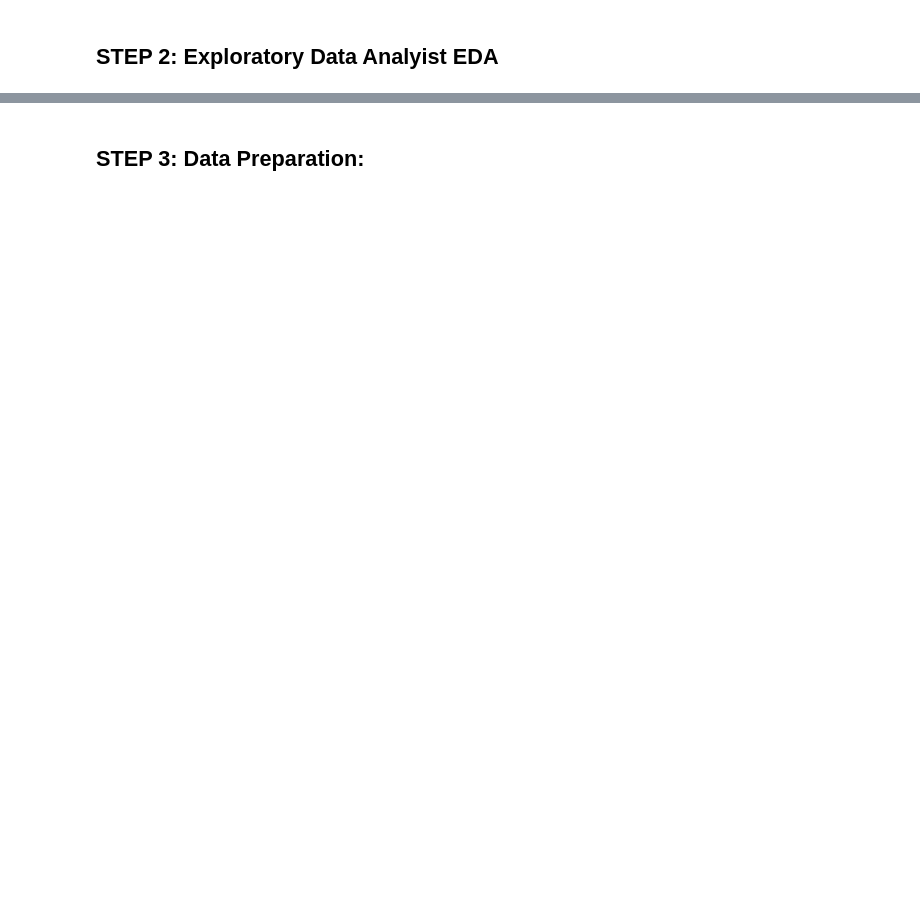
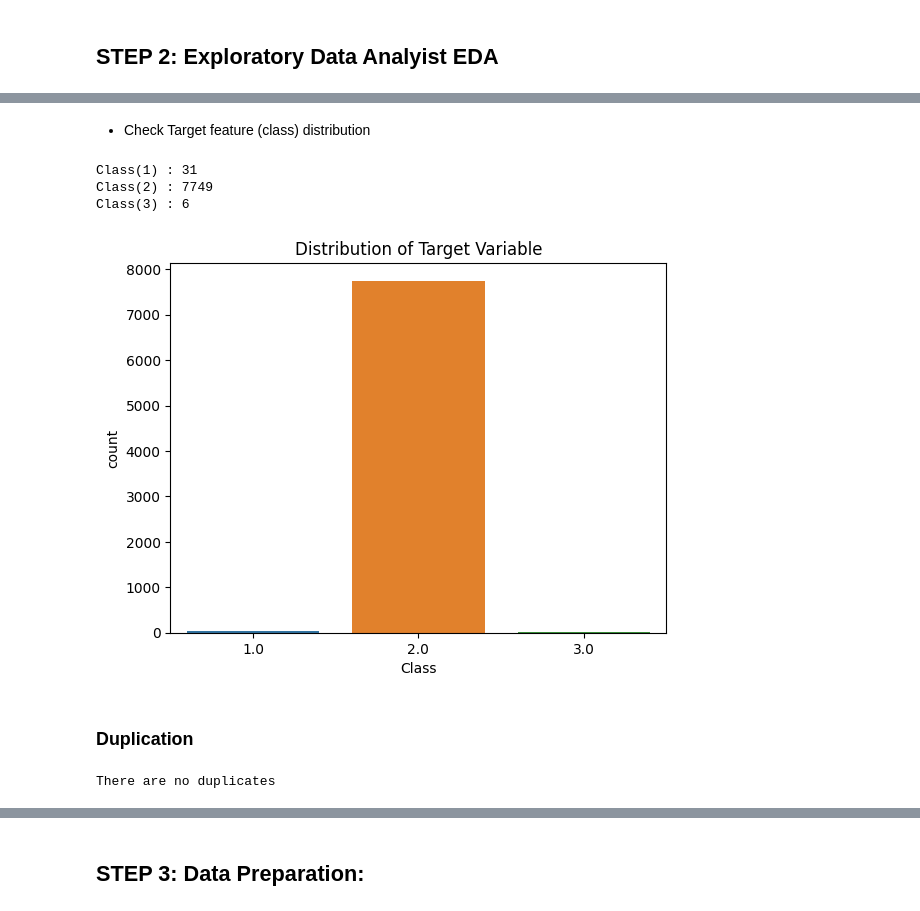
Before and after one commit to DATA471/final_project_h, a Jupyter notebook: main_file.ipynb, the cells around one changed output, grey strips where cells are left out. Cells and saved outputs as stored; diff of their text form; code cells hidden in the pictures; blank space fills up the shorter version.

```diff
--- a/main_file.ipynb
+++ b/main_file.ipynb
@@ -47,0 +125,27 @@ dataset.skew()
+# %% [markdown]
+- Check Target feature (class) distribution
+# %%
+for c in np.unique(dataset['Class']):
+    if c is not None and not np.isnan(c):
+        print('Class(%d) : %d' % (c, sum(dataset['Class']==c)))
+
+# Plot the distribution of the target variable
+sns.countplot(x='Class', data=dataset)
+plt.title('Distribution of Target Variable')
+plt.show()
+# %% [output]
+Class(1) : 31
+Class(2) : 7749
+Class(3) : 6
+[figure, added]
+# %% [markdown]
+### Duplication
+# %%
+# Checking for duplicates
+doublicated = dataset.duplicated().sum()
+if doublicated > 0:
+    print('There are %d duplicates' % doublicated)
+else:
+    print('There are no duplicates')
+# %% [output]
+There are no duplicates
```
Also changed, not shown: parts of 39 cells of this notebook, 2 other files.
